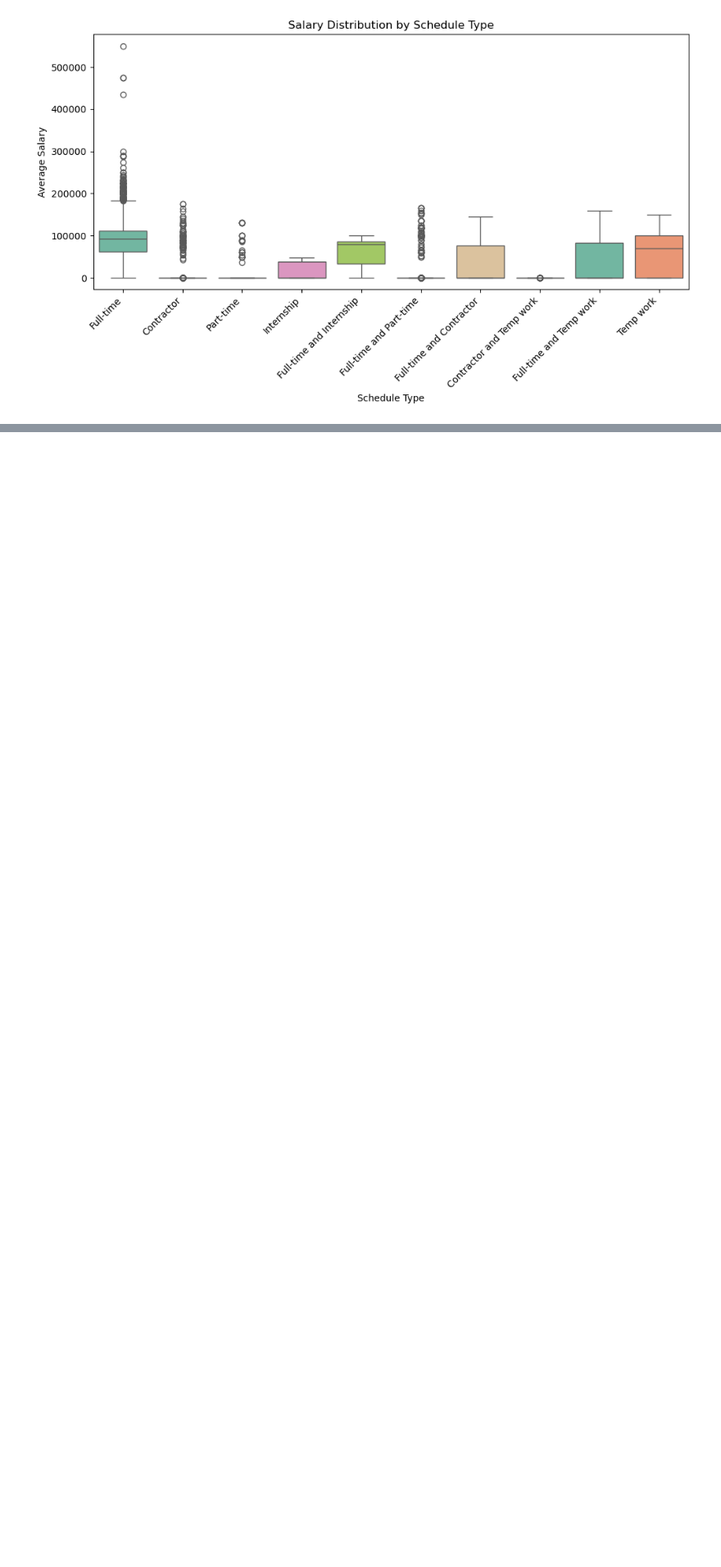
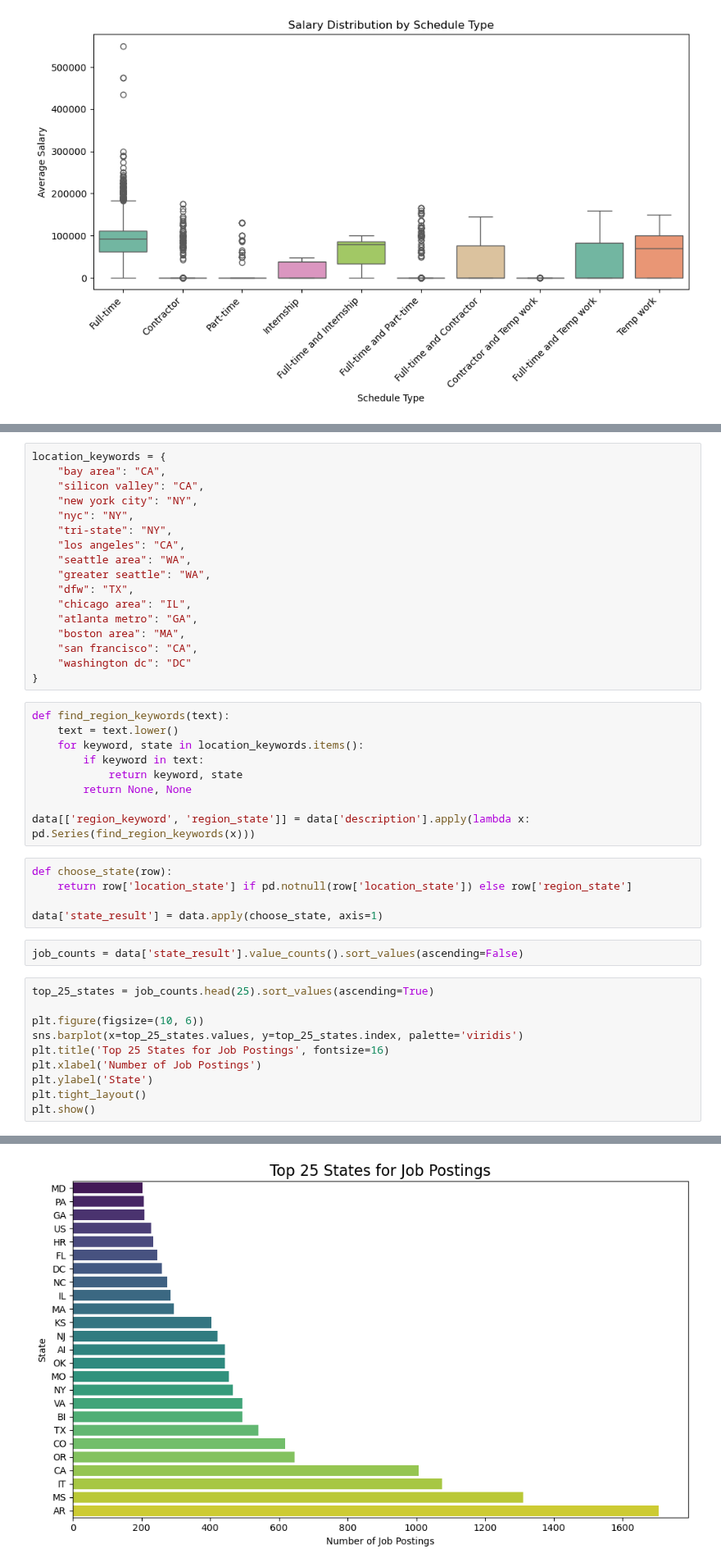
Before and after one commit to dq93/Data_Analyst_Job_Trends, a Jupyter notebook: Code/EDA.ipynb, the cells around one changed output, grey strips where cells are left out. Shown at 82% size. Saved outputs shown, nothing was run; the diff lists cells and outputs as text; blank space fills up the shorter version.

Commit message:
location transformation and updated eda

```diff
--- a/Code/EDA.ipynb
+++ b/Code/EDA.ipynb
@@ -236,0 +270,44 @@ Passing `palette` without assigning `hue` is deprecated and will be removed in v
+# %%
+location_keywords = {
+    "bay area": "CA",
+    "silicon valley": "CA",
+    "new york city": "NY",
+    "nyc": "NY",
+    "tri-state": "NY",
+    "los angeles": "CA",
+    "seattle area": "WA",
+    "greater seattle": "WA",
+    "dfw": "TX",
+    "chicago area": "IL",
+    "atlanta metro": "GA",
+    "boston area": "MA",
+    "san francisco": "CA",
+    "washington dc": "DC"
+}
+# %%
+def find_region_keywords(text):
+    text = text.lower()
+    for keyword, state in location_keywords.items():
+        if keyword in text:
+            return keyword, state
+        return None, None
+
+data[['region_keyword', 'region_state']] = data['description'].apply(lambda x: pd.Series(find_region_keywords(x)))
+# %%
+def choose_state(row):
+    return row['location_state'] if pd.notnull(row['location_state']) else row['region_state']
+
+data['state_result'] = data.apply(choose_state, axis=1)
+# %%
+job_counts = data['state_result'].value_counts().sort_values(ascending=False)
+# %%
+top_25_states = job_counts.head(25).sort_values(ascending=True)
+
+plt.figure(figsize=(10, 6))
+sns.barplot(x=top_25_states.values, y=top_25_states.index, palette='viridis')
+plt.title('Top 25 States for Job Postings', fontsize=16)
+plt.xlabel('Number of Job Postings')
+plt.ylabel('State')
+plt.tight_layout()
+plt.show()
+# %% [output]
@@ -236,0 +317 @@ Passing `palette` without assigning `hue` is deprecated and will be removed in v
+[figure, added]
```
Also changed, not shown: parts of 15 cells of this notebook, 2 other files.
